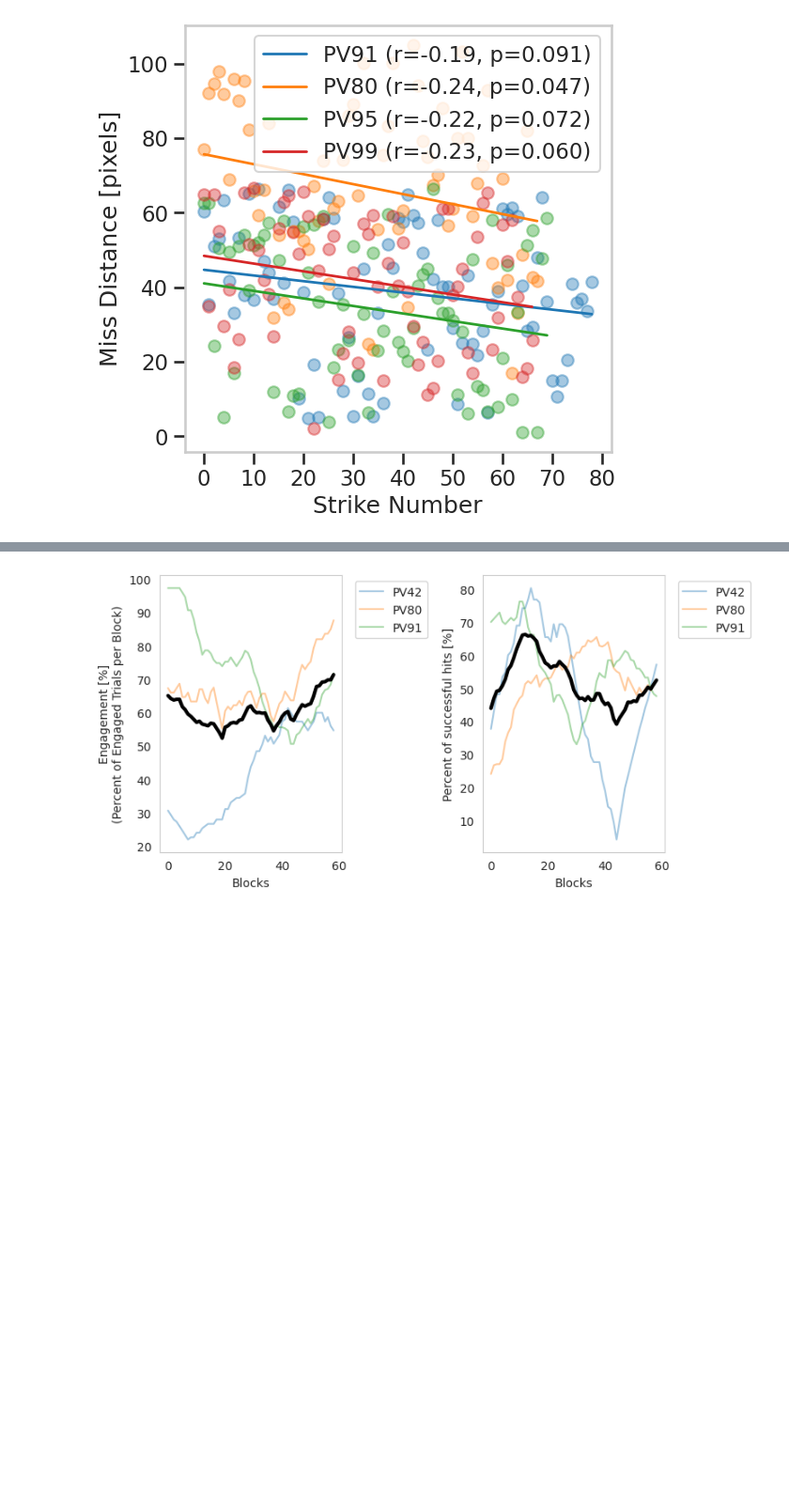
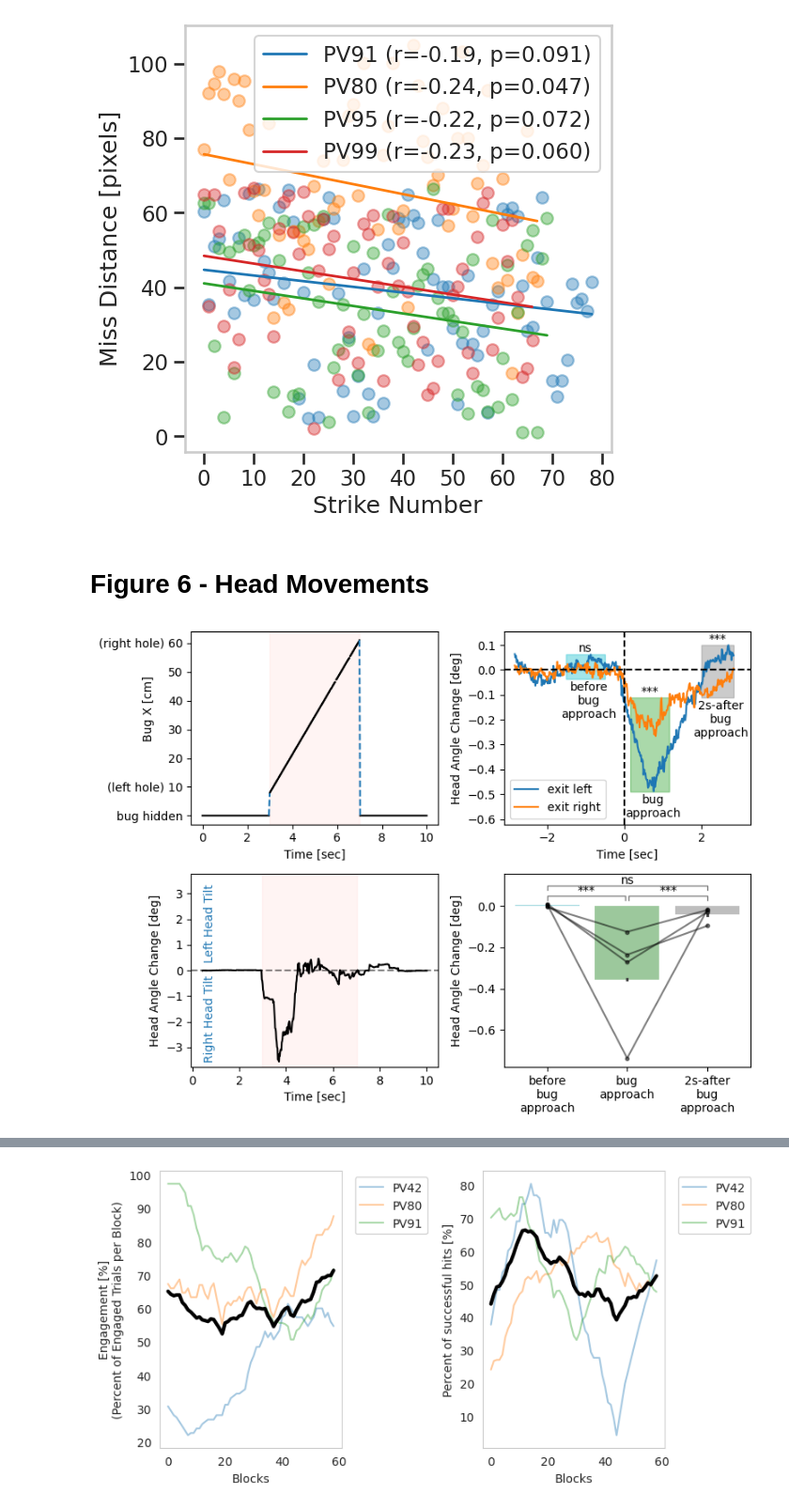
Before and after one commit to EvolutionaryNeuralCodingLab/PreyTouch, a Jupyter notebook: notebooks/arena_paper.ipynb, the cells around one changed output, grey strips where cells are left out. Shown at 94% size. Cells and saved outputs as stored; diff of their text form; code cells hidden in the pictures; blank space fills up the shorter version.

```diff
--- a/notebooks/arena_paper.ipynb
+++ b/notebooks/arena_paper.ipynb
@@ -43,14 +62,14 @@ SCREEN_Y_POS = {'reptilearn4': -3, 'msi-regev': 0.06}
 ### trajectory example
 # %%
 ld = Loader(725, 'front', is_debug=False, orm=orm, is_use_db=False, sec_before=4, sec_after=3.8)
-xf = ld.frames_df.dropna(subset=[('nose', 'cam_x')])['nose']
-x = np.linspace(0, 1, len(xf))
+af = ld.frames_df.dropna(subset=[('nose', 'cam_x')])['nose']
+x = np.linspace(0, 1, len(af))
 cmap = mpl.colormaps['viridis']
 cmap_mat = (cmap(x)[:, :3] * 255).astype(int)
-last_frame_id = xf.index[-2]
+last_frame_id = af.index[-2]
 _, frame = next(ld.gen_frames([last_frame_id]))
 frame = cv2.cvtColor(frame, cv2.COLOR_GRAY2RGB)
-for i, row in xf.iloc[:-3].reset_index(drop=True).iterrows():
+for i, row in af.iloc[:-3].reset_index(drop=True).iterrows():
     color = cmap_mat[i, :].tolist()
     frame = cv2.circle(frame, (int(row.cam_x), int(row.cam_y)), 6, color, -1)
 
@@ -65,7 +84,7 @@ fig, ax = plt.subplots(1, 1)
 ax.imshow(frame)
 ax.grid(False)
 ax.axis('off')
-secs = (xf.index.values - xf.index[0]) / 60
+secs = (af.index.values - af.index[0]) / 60
 cbaxes = ax.inset_axes([0.15, 0.9, 0.25, 0.04])
 mpl.colorbar.ColorbarBase(cbaxes, cmap=cmap, norm=mpl.colors.Normalize(vmin=0, vmax=secs.max()), orientation='horizontal', label='Time from\ntrajectory start [sec]')
 fig.savefig('../notebooks/arena_figures/single_trajectory.pdf', dpi=250)
@@ -565,3 +584,5 @@ with sns.plotting_context("talk"):
     fig.savefig('../notebooks/arena_figures/miss_distance.pdf', dpi=250)
 # %% [output]
 [figure]
+# %% [markdown]
+# Figure 6 - Head Movements
@@ -567,0 +644,3 @@ with sns.plotting_context("talk"):
+# %%
+oc_animals = ['PV163', 'PV91', 'PV95', 'PV99', 'PV80', 'PV42']
+ocf = angles_summary(oc_animals, None, is_cache=False)
@@ -567,0 +800,54 @@ with sns.plotting_context("talk"):
+# %%
+zf = calc_head_angle_stats()
+# %%
+def plot_figure6():
+    example_animal, example_trial = 'PV163', 26336
+
+    fig, axes = plt.subplots(2, 2, figsize=(8, 6))
+    bug_on_color = 'mistyrose'
+    af = ocf[example_animal][example_trial].copy()
+    af['bug_x'] = af.bug_x * SCREEN_PIX_CM['reptilearn4']
+    af['total_sec'] = (af.datetime - af.datetime.iloc[0]).dt.total_seconds()
+    bug_appear_id = af.dropna(subset='bug_x').index[0]
+    bug_disappear_id = af.dropna(subset='bug_x').index[-1]
+    af.loc[(af.bug_x.isna()) & (af.total_sec < af.loc[bug_appear_id, 'total_sec']), 'bug_x'] = 0
+    af.loc[(af.bug_x.isna()) & (af.total_sec > af.loc[bug_disappear_id, 'total_sec']), 'bug_x'] = 0
+    af.loc[bug_appear_id, 'bug_x'] = np.nan
+    af.loc[bug_disappear_id, 'bug_x'] = np.nan
+    axes[0, 0].plot(af.total_sec, af.bug_x, color='k')
+    axes[0, 0].plot(af.loc[[(bug_appear_id-1),(bug_appear_id+1)], 'total_sec'], af.loc[[(bug_appear_id-1),(bug_appear_id+1)], 'bug_x'], '--', color='tab:blue')
+    axes[0, 0].plot(af.loc[[(bug_disappear_id-1),(bug_disappear_id+1)], 'total_sec'], af.loc[[(bug_disappear_id-1),(bug_disappear_id+1)], 'bug_x'], '--', color='tab:blue')
+    axes[0, 0].set_yticks(np.arange(0, 70, 10), ['bug hidden', '(left hole) 10', '20', '30', '40', '50', '(right hole) 60'])
+    ylims = axes[0, 0].get_ylim()
+    axes[0, 0].add_patch(plt.Rectangle((af.loc[bug_appear_id, 'total_sec'], ylims[0]),
+                                    af.loc[bug_disappear_id, 'total_sec'] - af.loc[bug_appear_id, 'total_sec'],
+                                    ylims[1]-ylims[0], color=bug_on_color, alpha=0.4))
+    axes[0, 0].set_ylabel('Bug X [cm]')
+    axes[0, 0].set_xlabel('Time [sec]')
+    axes[0, 0].yaxis.set_label_coords(-0.15, 0.6)
+
+    w = af.angle.map(np.math.degrees).diff()
+    w = savgol_filter(w, 51, 0)
+    axes[1, 0].plot(af.total_sec, w, color='k')
+    ylims = axes[1, 0].get_ylim()
+    axes[1, 0].set_ylim([ylims[0], -ylims[0]])
+    ylims = axes[1, 0].get_ylim()
+    axes[1, 0].add_patch(plt.Rectangle((af.loc[bug_appear_id, 'total_sec'], ylims[0]),
+                                    af.loc[bug_disappear_id, 'total_sec'] - af.loc[bug_appear_id, 'total_sec'],
+                                    ylims[1]-ylims[0], color=bug_on_color, alpha=0.4))
+    axes[1, 0].axhline(0, linestyle='--', color='k', alpha=0.5)
+    axes[1, 0].set_ylabel('Head Angle Change [deg]')
+    axes[1, 0].set_xlabel('Time [sec]')
+    axes[1, 0].text(0.5, 0.3, 'Left Head Tilt', rotation=90, va='bottom', color='tab:blue')
+    axes[1, 0].text(0.5, -0.2, 'Right Head Tilt', rotation=90, va='top', color='tab:blue')
+
+    plot_averaged_head_angle(example_animal, axes[0, 1])
+    plot_head_angle_stats(axes[1, 1], zf)
+
+    fig.tight_layout()
+    fig.savefig('../notebooks/arena_figures/head_angles.pdf', dpi=250)
+
+
+plot_figure6()
+# %% [output]
+[figure, added]
```
Also changed, not shown: parts of 19 cells of this notebook, 2 other files.
